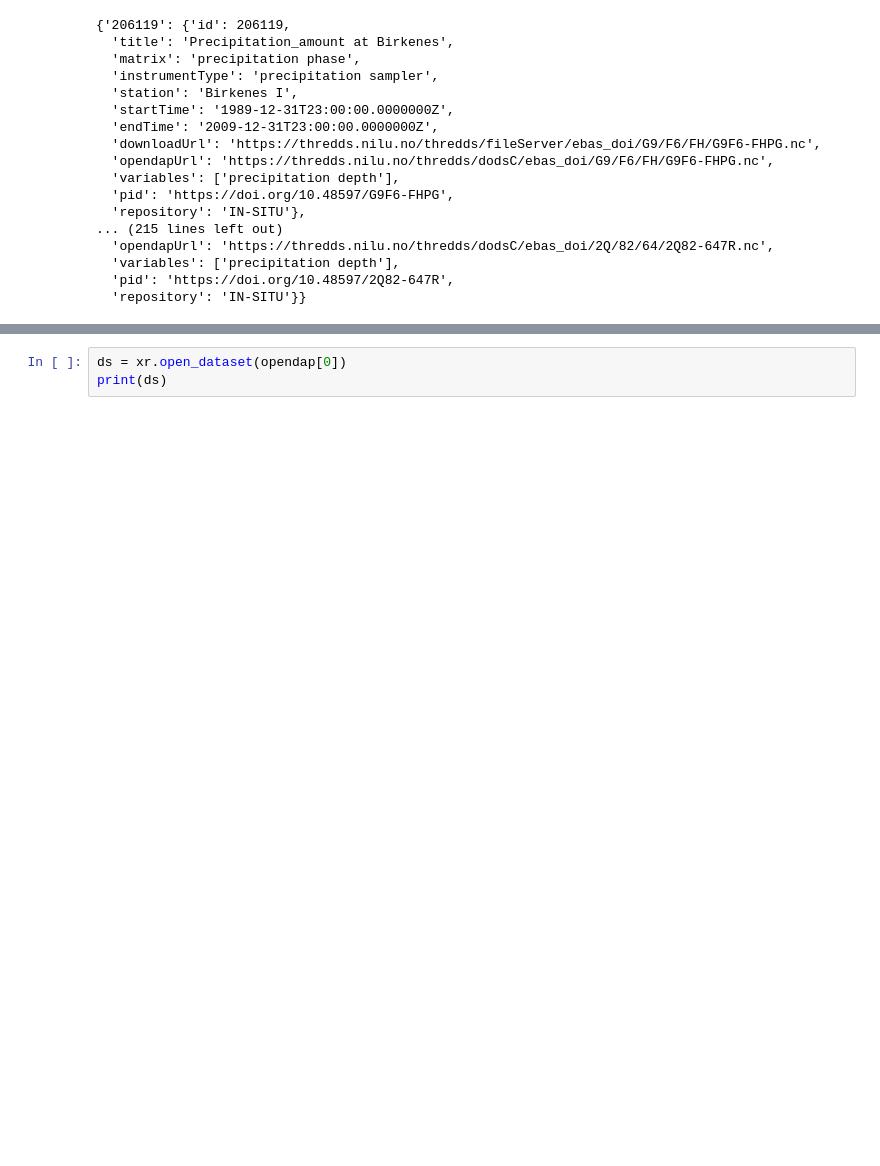
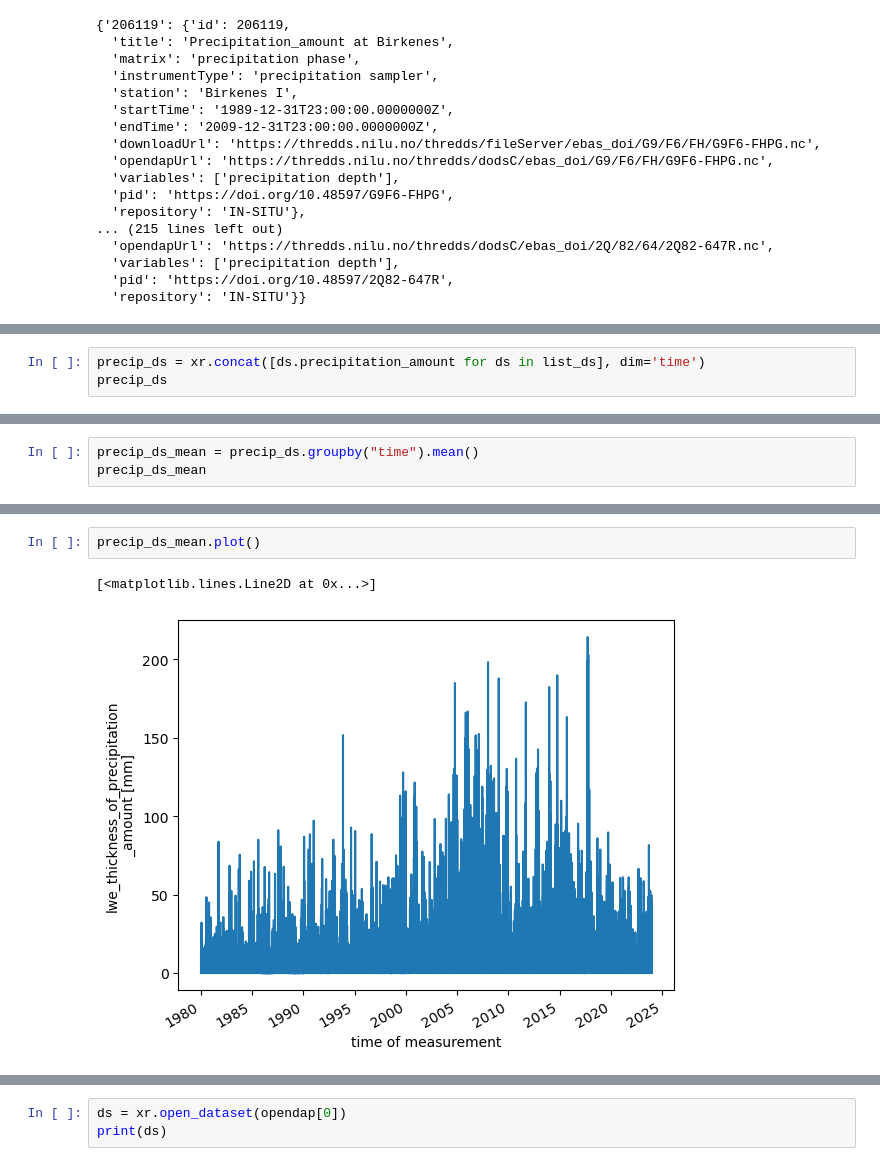
Before and after one commit to ch02120/actris-jupyter-hub, a Jupyter notebook: dev-actris-jupyter-hub/actris-norway-hackathon/use-case-5-6-aggregate-combine/aggregate-combine.ipynb, the cells around one changed output, grey strips where cells are left out. Cells and saved outputs as stored; diff of their text form; blank space fills up the shorter version.

```diff
--- a/dev-actris-jupyter-hub/actris-norway-hackathon/use-case-5-6-aggregate-combine/aggregate-combine.ipynb
+++ b/dev-actris-jupyter-hub/actris-norway-hackathon/use-case-5-6-aggregate-combine/aggregate-combine.ipynb
@@ -103,3 +141,6 @@ list_ds
      standard_name_vocabulary:      CF-1.7, ACDD-1.3
      history:                       None
      creator_url:                   ebas.nilu.no]
+# %%
+precip_ds = xr.concat([ds.precipitation_amount for ds in list_ds], dim='time')
+precip_ds
@@ -105,0 +166,3 @@ list_ds
+# %%
+precip_ds_mean = precip_ds.groupby("time").mean()
+precip_ds_mean
@@ -105,0 +188,5 @@ list_ds
+# %%
+precip_ds_mean.plot()
+# %% [output]
+[<matplotlib.lines.Line2D at 0x...>]
+[figure, added]
```
Also changed, not shown: parts of 9 cells of this notebook, 2 other files.
